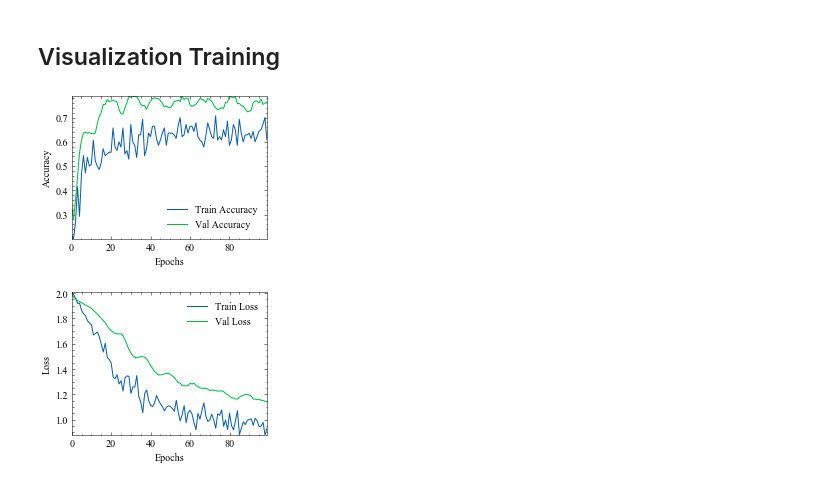
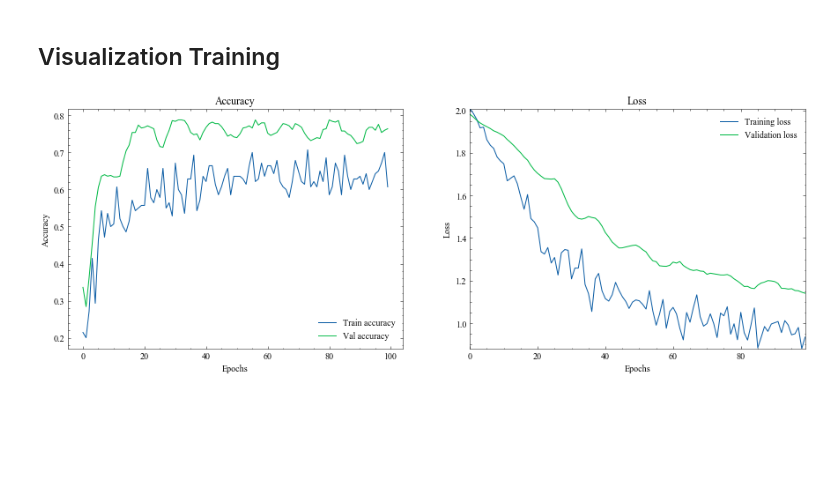
Before and after one commit to EdisonLeeeee/GraphGallery, a Jupyter notebook: examples/TensorFlow/test_GraphSAGE.ipynb, the cells around one changed output. Saved outputs shown, nothing was run; the diff lists cells and outputs as text; code cells hidden in the pictures; blank space fills up the shorter version.

```diff
--- a/examples/TensorFlow/test_GraphSAGE.ipynb
+++ b/examples/TensorFlow/test_GraphSAGE.ipynb
@@ -72,27 +72,26 @@ Non-trainable params: 0
 __________________________________________________________________________________________________
 # %% [markdown]
 ## Visualization Training
-# %%
-# NOTE: you must install SciencePlots package for a better preview.
-with plt.style.context(['science', 'no-latex']):
-    plt.plot(his.history['acc'])
-    plt.plot(his.history['val_acc'])
-    plt.legend(['Train Accuracy', 'Val Accuracy'])
-    plt.ylabel('Accuracy')
-    plt.xlabel('Epochs')
-    plt.autoscale(tight=True)
-    plt.show()
-# %% [output]
-[figure, removed]
-# %%
-# NOTE: you must install SciencePlots package for a better preview.
-with plt.style.context(['science', 'no-latex']):
-    plt.plot(his.history['loss'])
-    plt.plot(his.history['val_loss'])
-    plt.legend(['Train Loss', 'Val Loss'])
-    plt.ylabel('Loss')
-    plt.xlabel('Epochs')
-    plt.autoscale(tight=True)
-    plt.show()
-# %% [output]
-[figure, removed]
+# %%
+import matplotlib.pyplot as plt
+with plt.style.context(['science', 'no-latex']):
+    fig, axes = plt.subplots(1, 2, figsize=(15, 5))
+    axes[0].plot(his.history['acc'], label='Train accuracy')
+    axes[0].plot(his.history['val_acc'], label='Val accuracy')
+    axes[0].legend()
+    axes[0].set_title('Accuracy')
+    axes[0].set_xlabel('Epochs')
+    axes[0].set_ylabel('Accuracy')
+
+
+    axes[1].plot(his.history['loss'], label='Training loss')
+    axes[1].plot(his.history['val_loss'], label='Validation loss')
+    axes[1].legend()
+    axes[1].set_title('Loss')
+    axes[1].set_xlabel('Epochs')
+    axes[1].set_ylabel('Loss')
+
+    plt.autoscale(tight=True)
+    plt.show()
+# %% [output]
+[figure, added]
```
Also changed, not shown: parts of 4 cells of this notebook, 17 other files.
